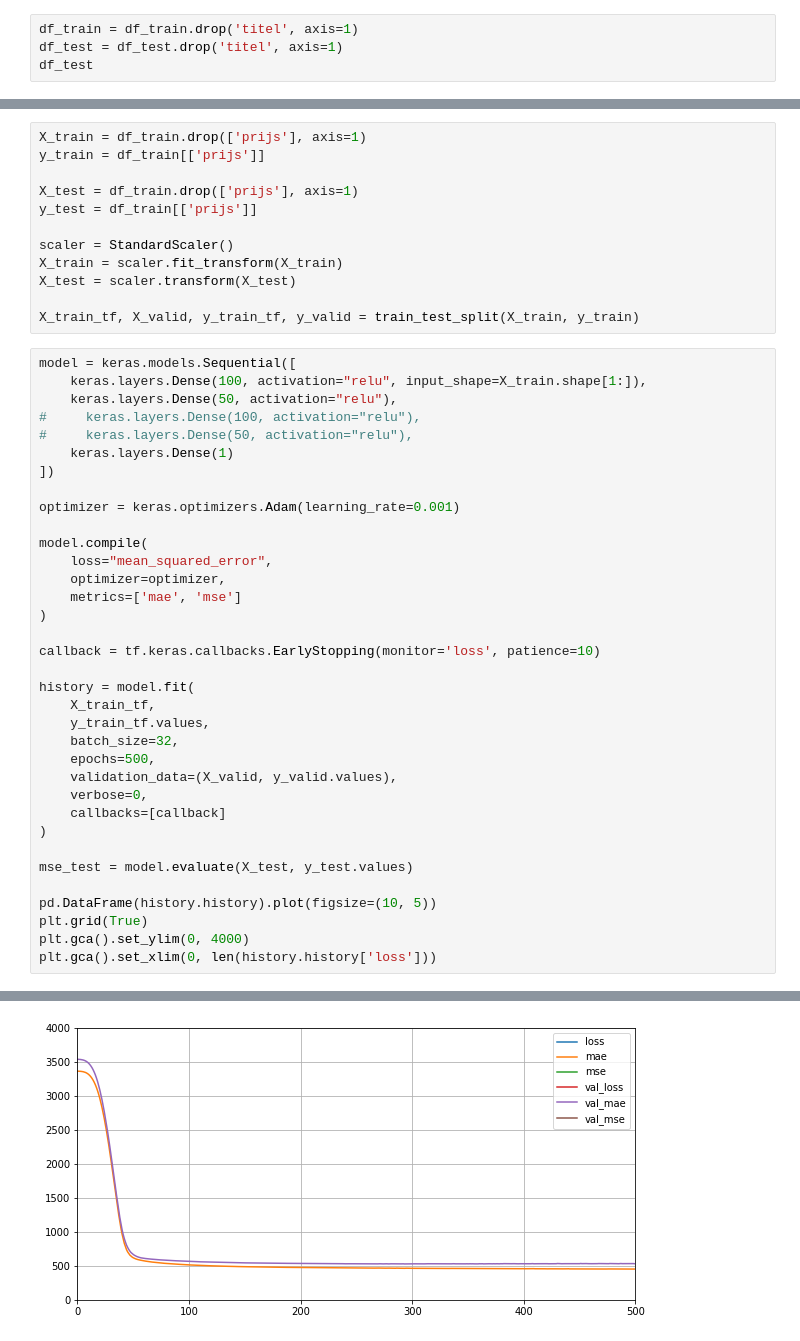
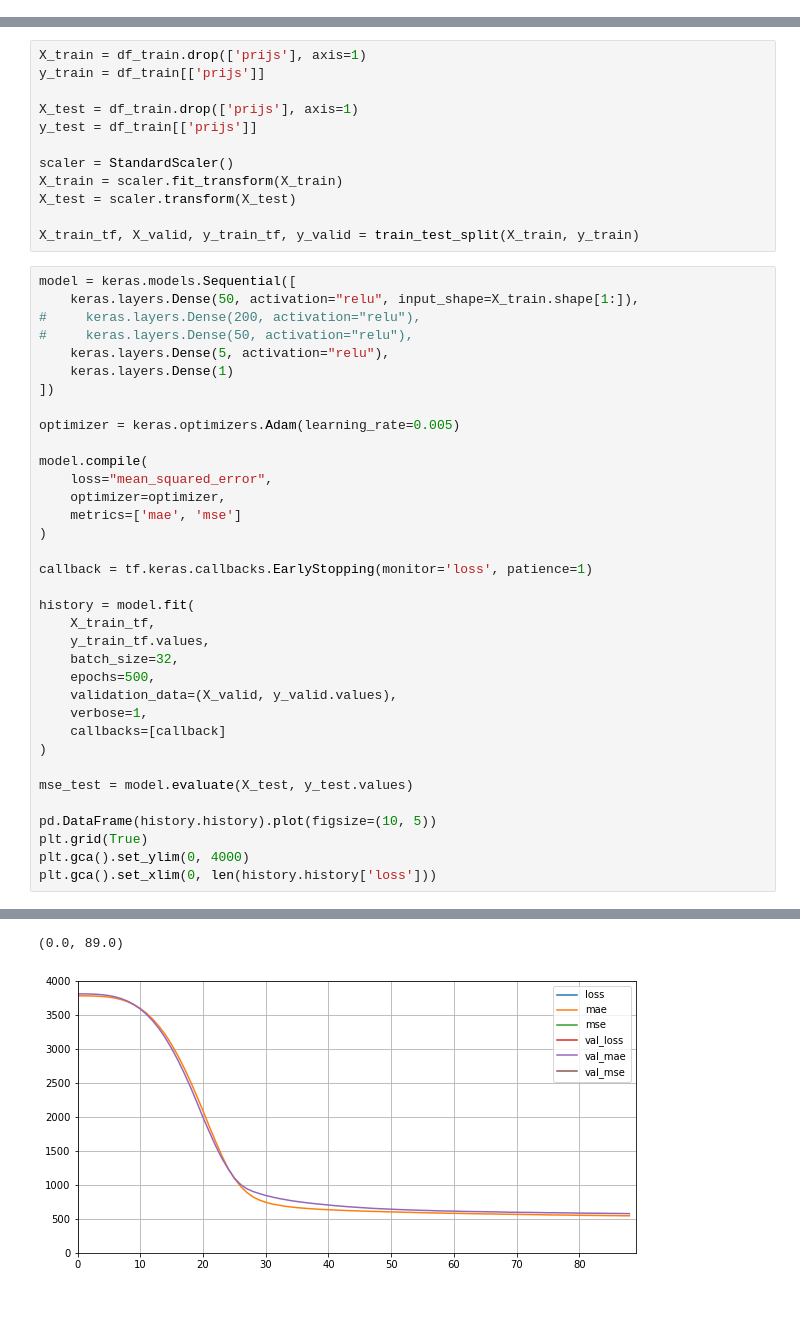
Before and after one commit to marcusabu/Autos, a Jupyter notebook: models/3. Tensorflow.ipynb, the cells around one changed output, grey strips where cells are left out. Saved outputs shown, nothing was run; the diff lists cells and outputs as text; blank space fills up the shorter version.

```diff
--- a/models/3. Tensorflow.ipynb
+++ b/models/3. Tensorflow.ipynb
@@ -31,4 +37,0 @@ df_train.head()
-# %%
-df_train = df_train.drop('titel', axis=1)
-df_test = df_test.drop('titel', axis=1)
-df_test
@@ -60,14 +49,14 @@ X_test = scaler.transform(X_test)
 X_train_tf, X_valid, y_train_tf, y_valid = train_test_split(X_train, y_train)
 # %%
 model = keras.models.Sequential([
-    keras.layers.Dense(100, activation="relu", input_shape=X_train.shape[1:]),
-    keras.layers.Dense(50, activation="relu"),
-#     keras.layers.Dense(100, activation="relu"),
+    keras.layers.Dense(50, activation="relu", input_shape=X_train.shape[1:]),
+#     keras.layers.Dense(200, activation="relu"),
 #     keras.layers.Dense(50, activation="relu"),
+    keras.layers.Dense(5, activation="relu"),
     keras.layers.Dense(1)
 ])
 
-optimizer = keras.optimizers.Adam(learning_rate=0.001)
+optimizer = keras.optimizers.Adam(learning_rate=0.005)
 
 model.compile(
     loss="mean_squared_error",
@@ -75,7 +64,7 @@ model.compile(
     metrics=['mae', 'mse']
 )
 
-callback = tf.keras.callbacks.EarlyStopping(monitor='loss', patience=10)
+callback = tf.keras.callbacks.EarlyStopping(monitor='loss', patience=1)
 
 history = model.fit(
     X_train_tf,
@@ -83,7 +72,7 @@ history = model.fit(
     batch_size=32,
     epochs=500,
     validation_data=(X_valid, y_valid.values),
-    verbose=0,
+    verbose=1,
     callbacks=[callback]
 )
 
@@ -98,4 +103,5 @@ plt.gca().set_xlim(0, len(history.history['loss']))
+(0.0, 89.0)
-[figure, old version]
+[figure, new version]
 # %%
 model_version = "0001"
 model_name = "TFAuto"
```
Also changed, not shown: parts of 5 cells of this notebook, 12 other files.
